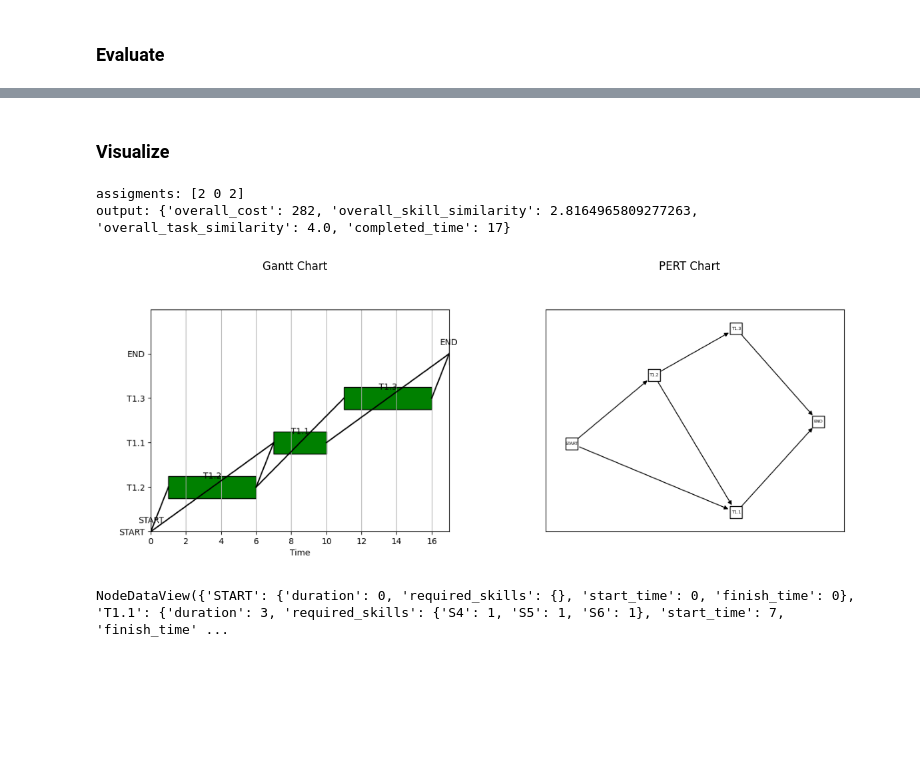
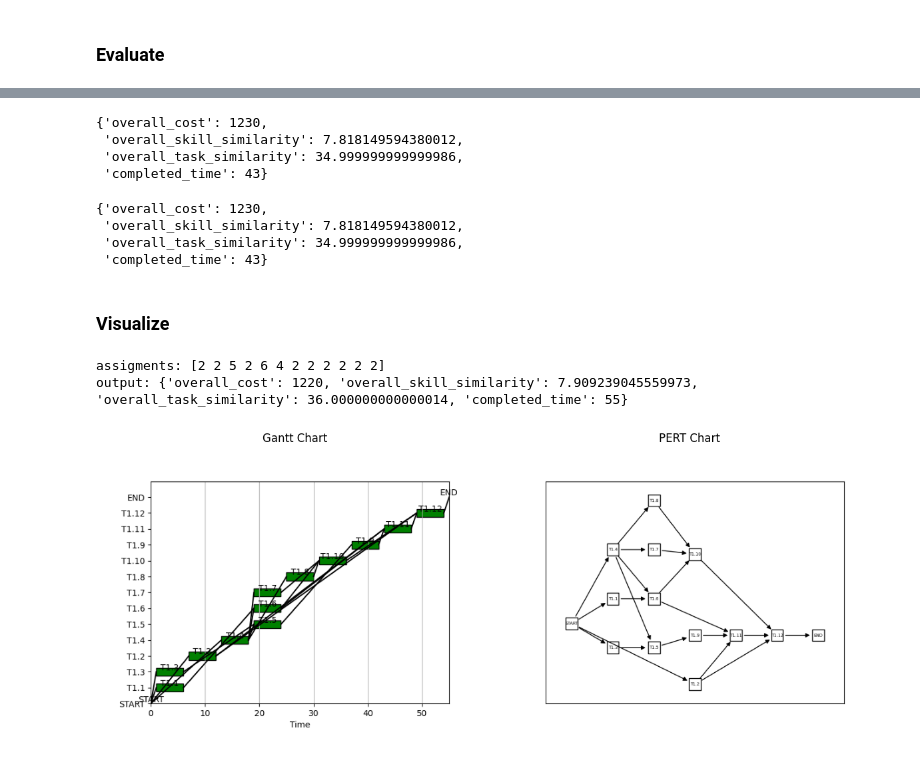
Before and after one commit to 5-Niubi/algorithmns, a Jupyter notebook: nsga2-with-rcpsp.ipynb, the cells around one changed output, grey strips where cells are left out. Cells and saved outputs as stored; diff of their text form; code cells hidden in the pictures; blank space fills up the shorter version.

```diff
--- a/nsga2-with-rcpsp.ipynb
+++ b/nsga2-with-rcpsp.ipynb
@@ -28,0 +16,3 @@ schedule_graph.task_similarity_heatmap()
+# %%
+
+schedule_data = planning_data['schedule']
@@ -133,7 +127,6 @@ def non_dominated_sorting(population_size, chroms_obj_record):
 
 
     i = 0
-    start_time = time.time()
     while front[i] != []:
         Q = []
         for p in front[i]:
@@ -168,9 +161,10 @@ def calculate_crowding_distance(front,chroms_obj_record):
 def selection(front, population_size: int, chroms_obj_record: list, total_chromosome: list):
     N=0
     new_pop=[]
+    print("start selection.....")
     while N < population_size:
         for i in range(len(front)):
-            N=N+len(front[i])
+
             if N > population_size:
                 # Compare on each front after append solution with higher distance to new_pop
                 distance=calculate_crowding_distance(front[i],chroms_obj_record)
@@ -179,15 +173,24 @@ def selection(front, population_size: int, chroms_obj_record: list, total_chromo
                 for j in sorted_cdf:
                     if len(new_pop)==population_size:
                         break
-                    new_pop.append(j)
+                    if chroms_obj_record[j][1] > 0:
+                        new_pop.append(j)
+                        N += 1
                 break
             else:
-                new_pop.extend(front[i])
+                for index in front[i]:
+                    if chroms_obj_record[index][1] > 0:
 
+                        new_pop.append(index)
+                        N += 1
+
+    print("Done selection.....")
     population_list=[]
     for n in new_pop:
         population_list.append(total_chromosome[n])
 
+    print(f"population_list: {len(population_list)}")
+    print(f"new_pop: {len(new_pop)}")
     return population_list, new_pop
 # %%
 def compute_fitness(graph_copy: ScheduleGraph, total_chromosome: list, population_size: int):
@@ -204,10 +205,10 @@ def compute_fitness(graph_copy: ScheduleGraph, total_chromosome: list, populatio
 ### Setup parammeters
 # %%
 # Initial Resouces
-POPULATION_SIZE = 100
+POPULATION_SIZE = 1000
 
 # Initial NSGA2 params
-NUMBER_ITERATION = 50
+NUMBER_ITERATION = 10
 CROSSOVER_RATE = 0.8
 MUTATION_RATE = 0.4
 MUTATION_SELECTION_RATE = 0.4
@@ -307,17 +408,28 @@ df = pd.DataFrame(best_obj, columns = ['cost', 'assigned_level', 'quality', 'com
+# %%
+estimate(graph = schedule_graph, assignment_list = best_list[6])
+# %% [output]
+{'overall_cost': 1230,
+ 'overall_skill_similarity': 7.818149594380012,
+ 'overall_task_similarity': 34.999999999999986,
+ 'completed_time': 43}
+# %%
+estimate(graph = schedule_graph, assignment_list = best_list[0])
+# %% [output]
+{'overall_cost': 1230,
+ 'overall_skill_similarity': 7.818149594380012,
+ 'overall_task_similarity': 34.999999999999986,
+ 'completed_time': 43}
 # %% [markdown]
 ### Visualize
 # %%
-index = 0
+index = 11
+
 output = schedule_graph.apply_assignment(assignment_list = best_list[index])
 print(f"assigments: {best_list[index]}")
 print(f"output: {output}")
 
 schedule_graph.visualize()
 # %% [output]
-assigments: [2 0 2]
-output: {'overall_cost': 282, 'overall_skill_similarity': 2.8164965809277263, 'overall_task_similarity': 4.0, 'completed_time': 17}
+assigments: [2 2 5 2 6 4 2 2 2 2 2 2]
+output: {'overall_cost': 1220, 'overall_skill_similarity': 7.909239045559973, 'overall_task_similarity': 36.000000000000014, 'completed_time': 55}
-[figure, old version]
+[figure, new version]
-# %%
-schedule_graph.nodes(data=True)
-# %% [output]
-NodeDataView({'START': {'duration': 0, 'required_skills': {}, 'start_time': 0, 'finish_time': 0}, 'T1.1': {'duration': 3, 'required_skills': {'S4': 1, 'S5': 1, 'S6': 1}, 'start_time': 7, 'finish_time' ...
```
Also changed, not shown: parts of 21 cells of this notebook, 9 other files.
